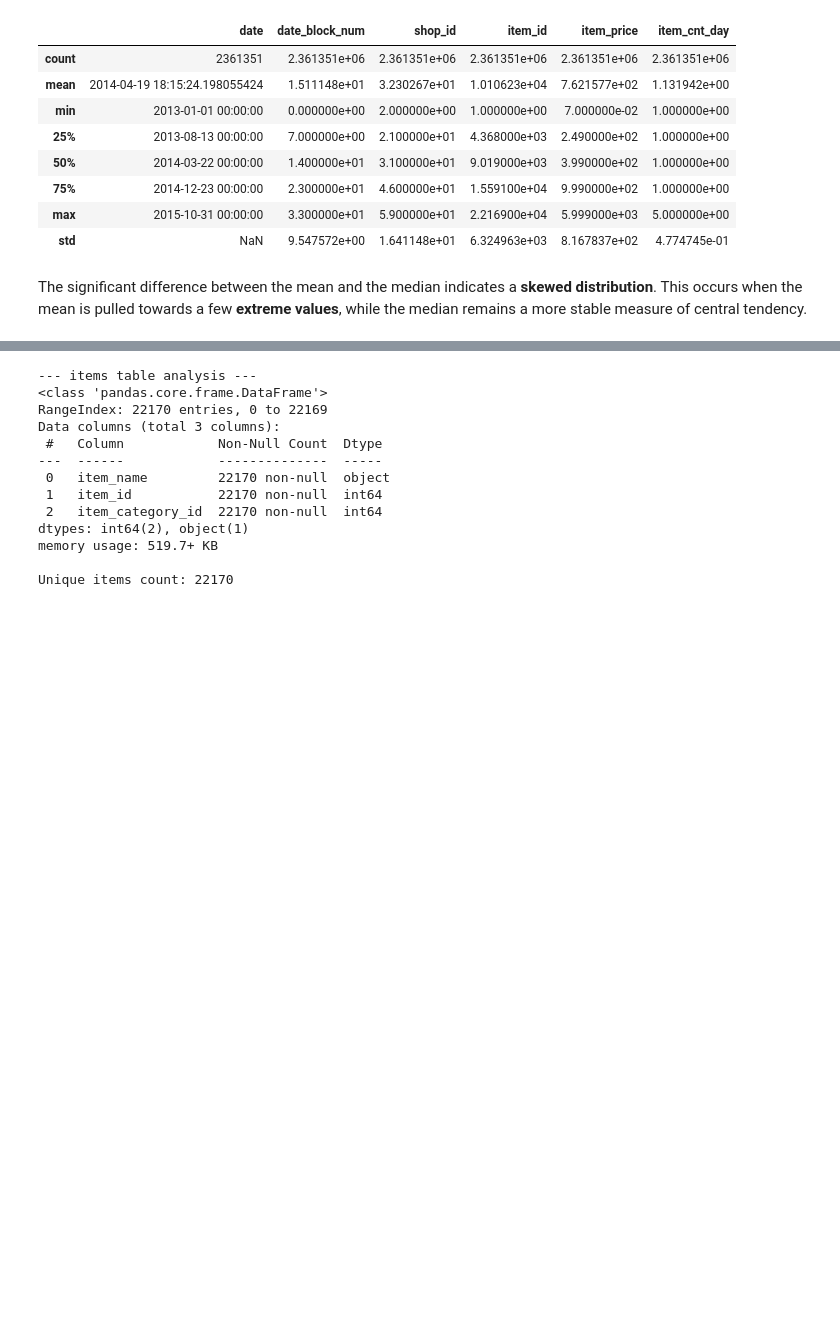
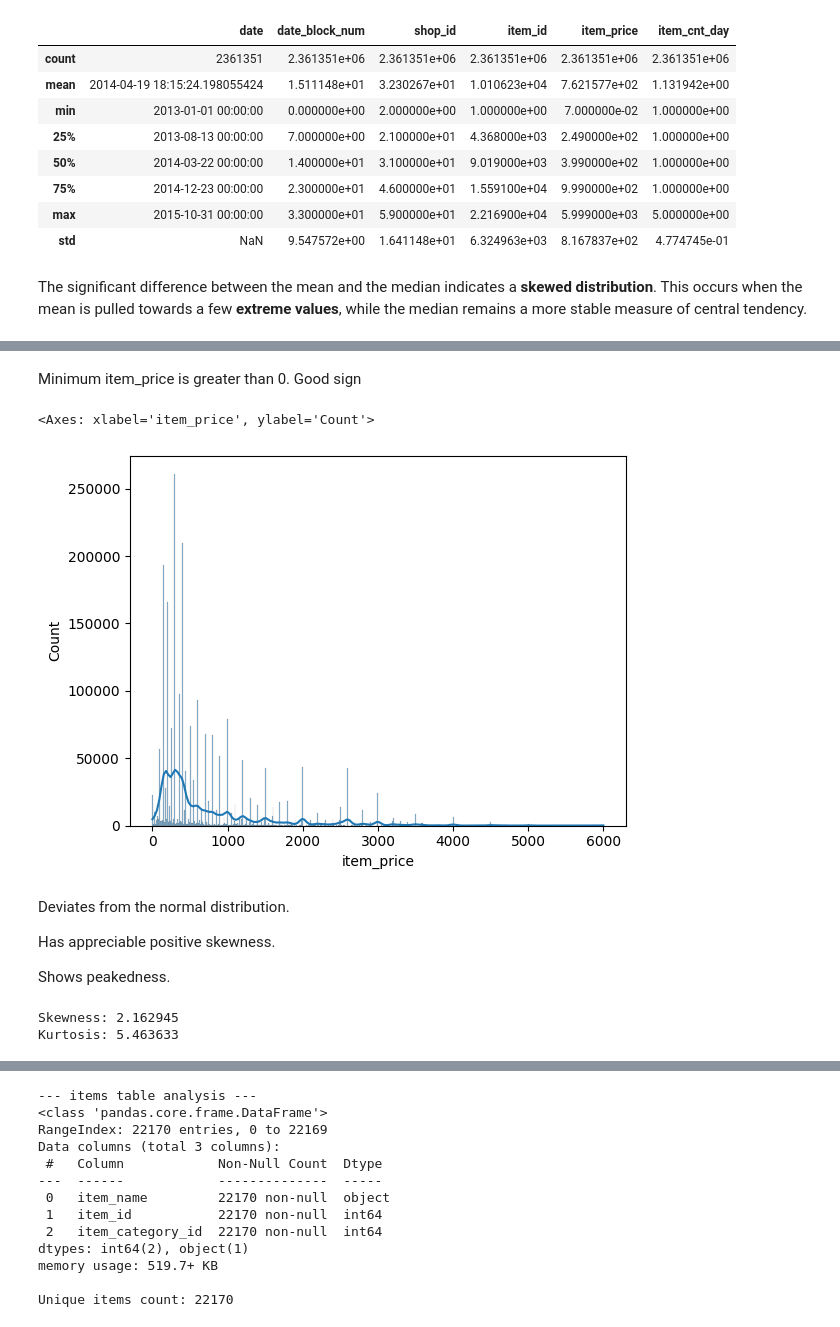
Before and after one commit to ffjjzz/InnowiseInternship, a Jupyter notebook: notebooks/EDA.ipynb, the cells around one changed output, grey strips where cells are left out. Saved outputs shown, nothing was run; the diff lists cells and outputs as text; code cells hidden in the pictures; blank space fills up the shorter version.

```diff
--- a/notebooks/EDA.ipynb
+++ b/notebooks/EDA.ipynb
@@ -77,0 +93,19 @@ The significant difference between the mean and the median indicates a **skewed
+# %% [markdown]
+Minimum item_price is greater than 0. Good sign
+# %%
+sns.histplot(data=data_storage['train'], x='item_price', kde=True)
+# %% [output]
+<Axes: xlabel='item_price', ylabel='Count'>
+[figure, added]
+# %% [markdown]
+ Deviates from the normal distribution.
+
+ Has appreciable positive skewness.
+
+ Shows peakedness.
+# %%
+print("Skewness: %f" % data_storage['train']['item_price'].skew())
+print("Kurtosis: %f" % data_storage['train']['item_price'].kurt())
+# %% [output]
+Skewness: 2.162945
+Kurtosis: 5.463633
```
Also changed, not shown: parts of 18 cells of this notebook.
